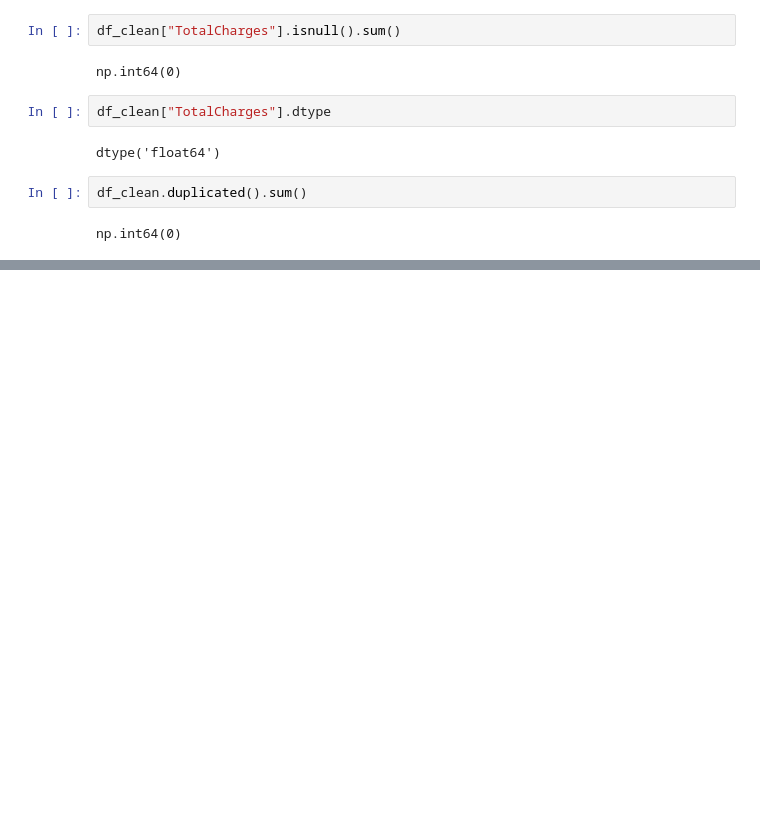
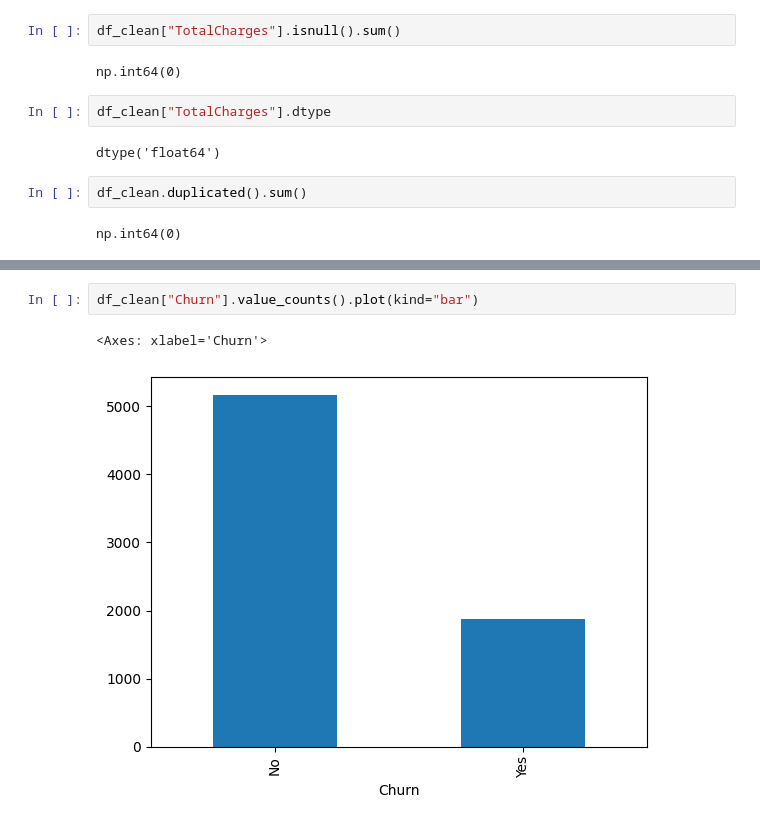
Before and after one commit to Shubh25Git/customer-churn-prediction, a Jupyter notebook: notebook/01_data_exploration.ipynb, the cells around one changed output, grey strips where cells are left out. Cells and saved outputs as stored; diff of their text form; blank space fills up the shorter version.

```diff
--- a/notebook/01_data_exploration.ipynb
+++ b/notebook/01_data_exploration.ipynb
@@ -131,0 +151,5 @@ np.int64(0)
+# %%
+df_clean["Churn"].value_counts().plot(kind="bar")
+# %% [output]
+<Axes: xlabel='Churn'>
+[figure, added]
```
Also changed, not shown: parts of 29 cells of this notebook.
